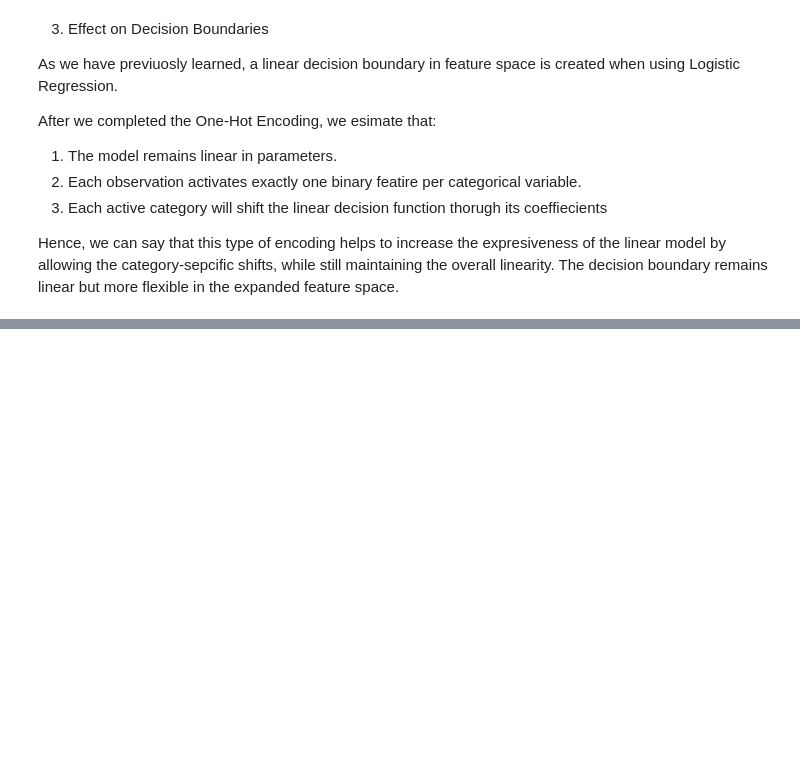
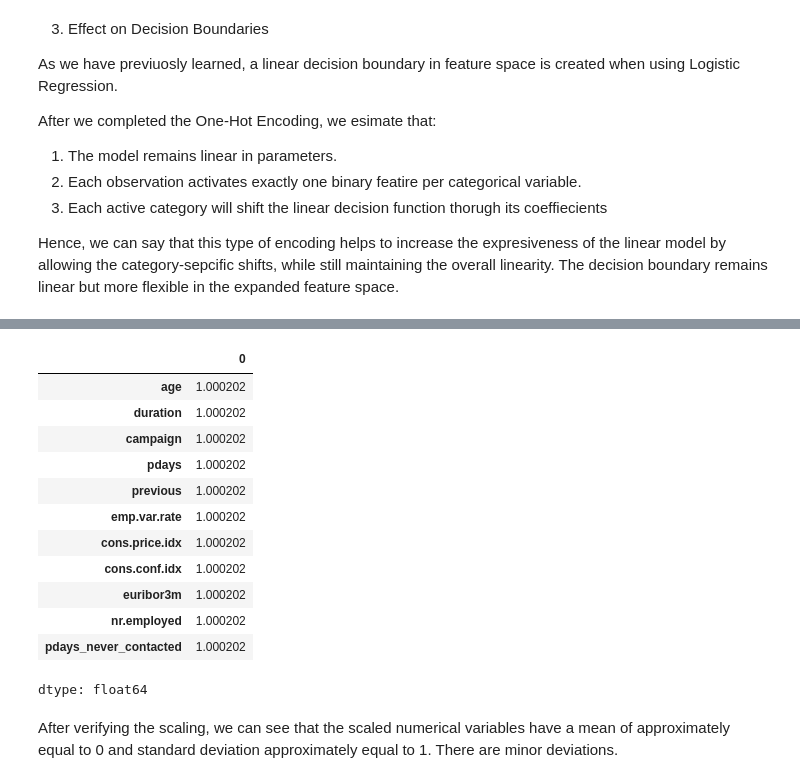
Before and after one commit to mchikovaniieu2024-create/ML-fundamentals-2026, a Jupyter notebook: assignment_1__Marie_Chikovani.ipynb, the cells around one changed output, grey strips where cells are left out. Drawn from its saved outputs; the diff is of its cells as text; code cells hidden in the pictures; blank space fills up the shorter version.

```diff
--- a/assignment_1__Marie_Chikovani.ipynb
+++ b/assignment_1__Marie_Chikovani.ipynb
@@ -472,0 +578,18 @@ Hence, we can say that this type of encoding helps to increase the expresiveness
+# %%
+X_train_num_scaled_df.std()
+# %% [output]
+|  | 0 |
+| age | 1.000202 |
+| duration | 1.000202 |
+| campaign | 1.000202 |
+| pdays | 1.000202 |
+| previous | 1.000202 |
+| emp.var.rate | 1.000202 |
+| cons.price.idx | 1.000202 |
+| cons.conf.idx | 1.000202 |
+| euribor3m | 1.000202 |
+| nr.employed | 1.000202 |
+| pdays_never_contacted | 1.000202 |
+dtype: float64
+# %% [markdown]
+After verifying the scaling, we can see that the scaled numerical variables have a mean of approximately equal to 0 and standard deviation approximately equal to 1. There are minor deviations.
```
Also changed, not shown: parts of 44 cells of this notebook.
